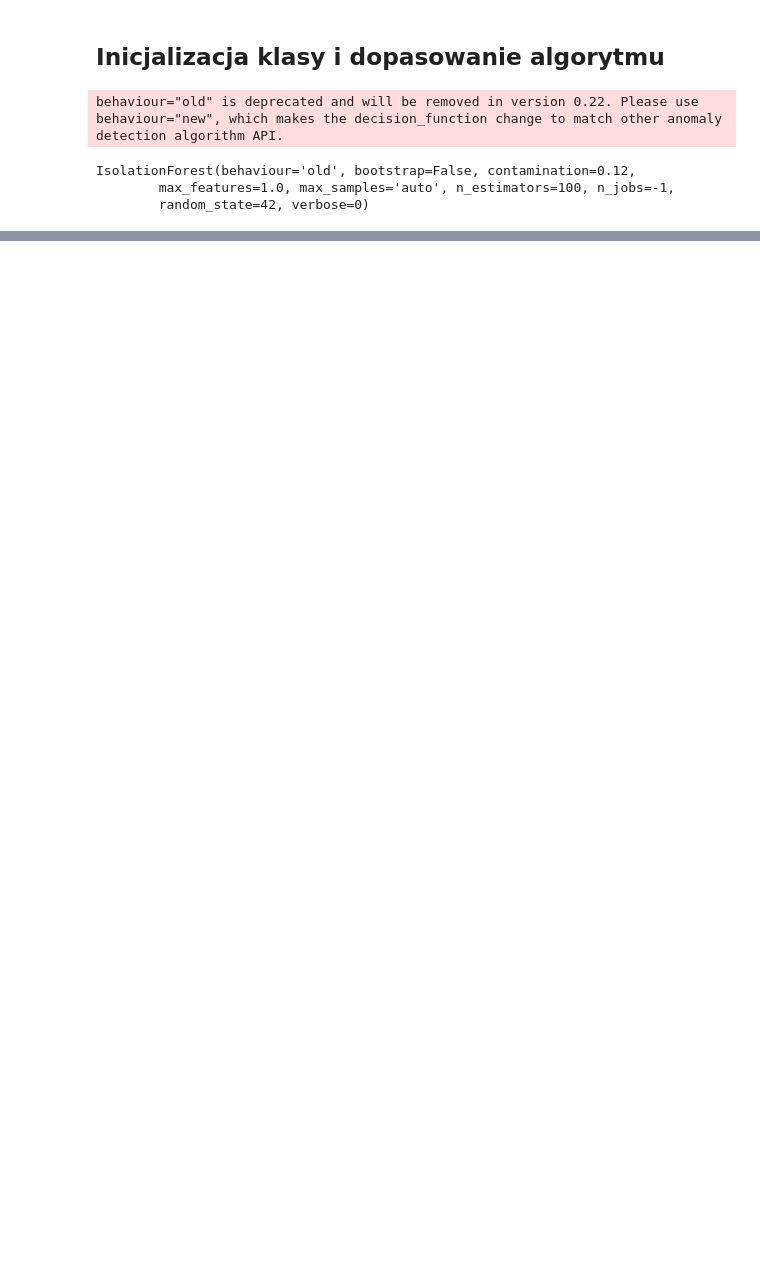
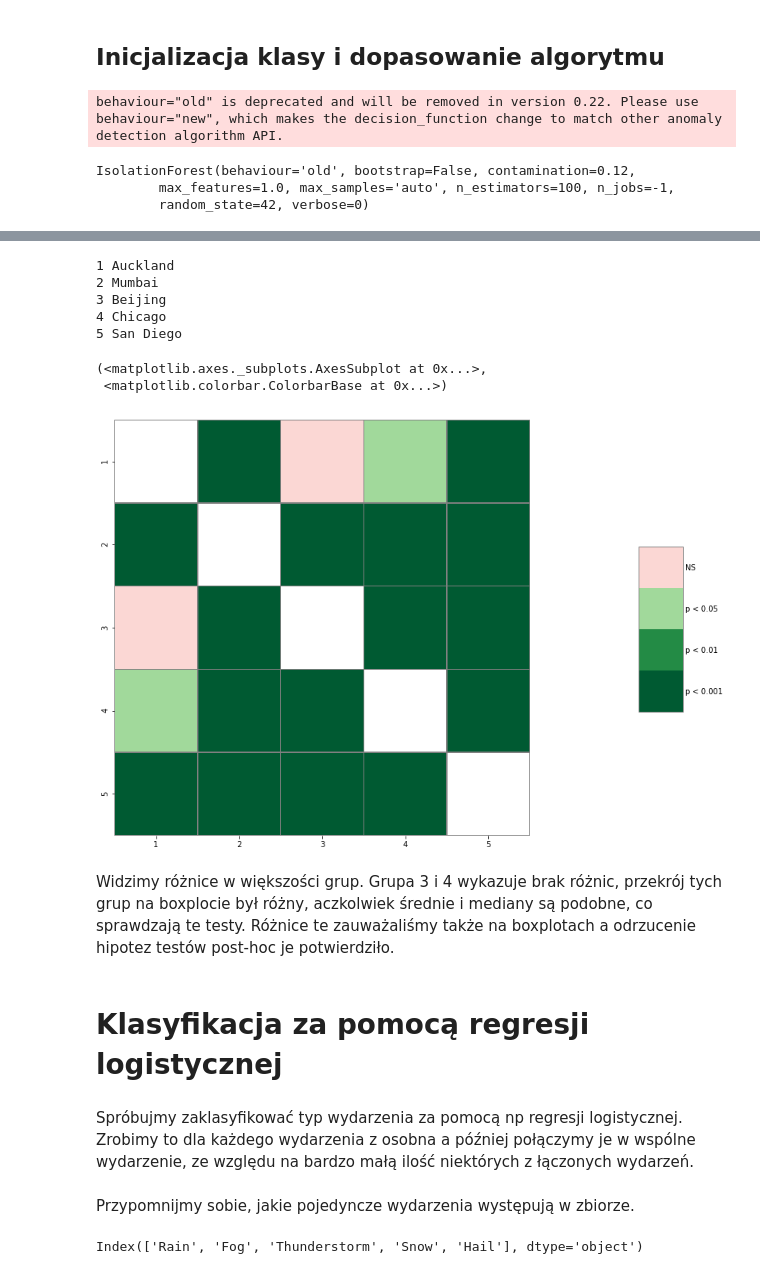
Before and after one commit to izakos/Projekt-eksploracyjna_analiza_danych, a Jupyter notebook: skrypty/Analiza statystyczna.ipynb, the cells around one changed output, grey strips where cells are left out. Drawn from its saved outputs; the diff is of its cells as text; code cells hidden in the pictures; blank space fills up the shorter version.

```diff
--- a/skrypty/Analiza statystyczna.ipynb
+++ b/skrypty/Analiza statystyczna.ipynb
@@ -127,0 +310,7 @@ Data with input dtype int64, float64 were all converted to float64 by StandardSc
+# %%
+y = []
+for ids, city in enumerate(pd.unique(dane.city)):
+    y.append(dane[dane.city == city].iloc[:,5:24].avg_temp.tolist())
+
+pc =sp.posthoc_dunn(y)
+pc
@@ -127,0 +324,25 @@ Data with input dtype int64, float64 were all converted to float64 by StandardSc
+# %%
+[print(nr + 1, i) for nr, i in enumerate(pd.unique(dane.city))]
+heatmap_args = {'linewidths': 0.25, 'linecolor': '0.5', 'clip_on': False, 'square': True, 'cbar_ax_bbox': [0.80, 0.35, 0.04, 0.3]}
+sp.sign_plot(pc, **heatmap_args)
+# %% [output]
+1 Auckland
+2 Mumbai
+3 Beijing
+4 Chicago
+5 San Diego
+(<matplotlib.axes._subplots.AxesSubplot at 0x...>,
+ <matplotlib.colorbar.ColorbarBase at 0x...>)
+[figure, added]
+# %% [markdown]
+Widzimy różnice w większości grup. Grupa 3 i 4 wykazuje brak różnic, przekrój tych grup na boxplocie był różny, aczkolwiek średnie i mediany są podobne, co sprawdzają te testy. Różnice te zauważaliśmy także na boxplotach a odrzucenie hipotez testów post-hoc je potwierdziło.
+# %% [markdown]
+# Klasyfikacja za pomocą regresji logistycznej
+# %% [markdown]
+Spróbujmy zaklasyfikować typ wydarzenia za pomocą np regresji logistycznej. Zrobimy to dla każdego wydarzenia z osobna a później połączymy je w wspólne wydarzenie, ze względu na bardzo małą ilość niektórych z łączonych wydarzeń.
+# %% [markdown]
+Przypomnijmy sobie, jakie pojedyncze wydarzenia występują w zbiorze.
+# %%
+dane.iloc[:,25:30].columns
+# %% [output]
+Index(['Rain', 'Fog', 'Thunderstorm', 'Snow', 'Hail'], dtype='object')
```
Also changed, not shown: parts of 73 cells of this notebook.
